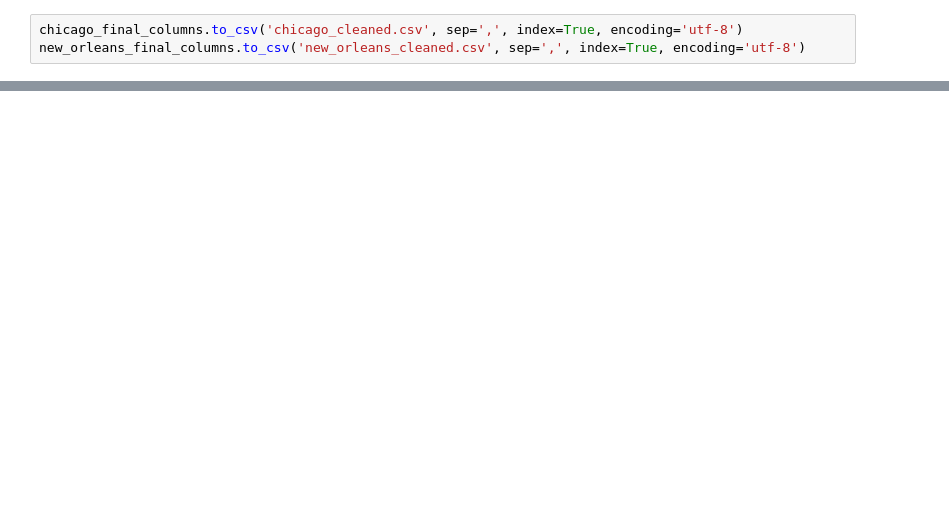
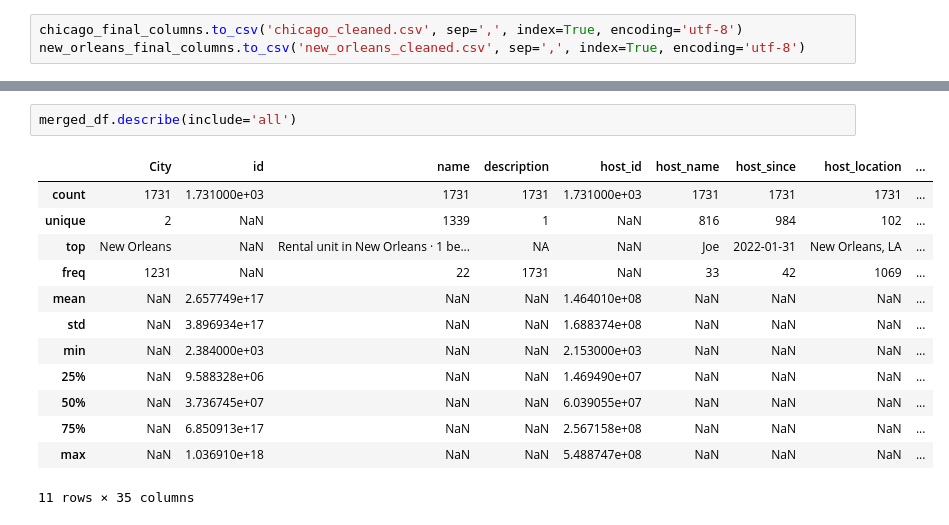
Before and after one commit to priyankadri/EDA_airbnb_capstone, a Jupyter notebook: Untitled1.ipynb, the cells around one changed output, grey strips where cells are left out. Drawn from its saved outputs; the diff is of its cells as text; blank space fills up the shorter version.

```diff
--- a/Untitled1.ipynb
+++ b/Untitled1.ipynb
@@ -132,0 +273,16 @@ new_orleans_final_columns.to_csv('new_orleans_cleaned.csv', sep=',', index=True,
+# %%
+merged_df.describe(include='all')
+# %% [output]
+|  | City | id | name | description | host_id | host_name | host_since | host_location | ... |
+| count | 1731 | 1.731000e+03 | 1731 | 1731 | 1.731000e+03 | 1731 | 1731 | 1731 | ... |
+| unique | 2 | NaN | 1339 | 1 | NaN | 816 | 984 | 102 | ... |
+| top | New Orleans | NaN | Rental unit in New Orleans · 1 be... | NA | NaN | Joe | 2022-01-31 | New Orleans, LA | ... |
+| freq | 1231 | NaN | 22 | 1731 | NaN | 33 | 42 | 1069 | ... |
+| mean | NaN | 2.657749e+17 | NaN | NaN | 1.464010e+08 | NaN | NaN | NaN | ... |
+| std | NaN | 3.896934e+17 | NaN | NaN | 1.688374e+08 | NaN | NaN | NaN | ... |
+| min | NaN | 2.384000e+03 | NaN | NaN | 2.153000e+03 | NaN | NaN | NaN | ... |
+| 25% | NaN | 9.588328e+06 | NaN | NaN | 1.469490e+07 | NaN | NaN | NaN | ... |
+| 50% | NaN | 3.736745e+07 | NaN | NaN | 6.039055e+07 | NaN | NaN | NaN | ... |
+| 75% | NaN | 6.850913e+17 | NaN | NaN | 2.567158e+08 | NaN | NaN | NaN | ... |
+| max | NaN | 1.036910e+18 | NaN | NaN | 5.488747e+08 | NaN | NaN | NaN | ... |
+11 rows × 35 columns
```
Also changed, not shown: parts of 32 cells of this notebook.
